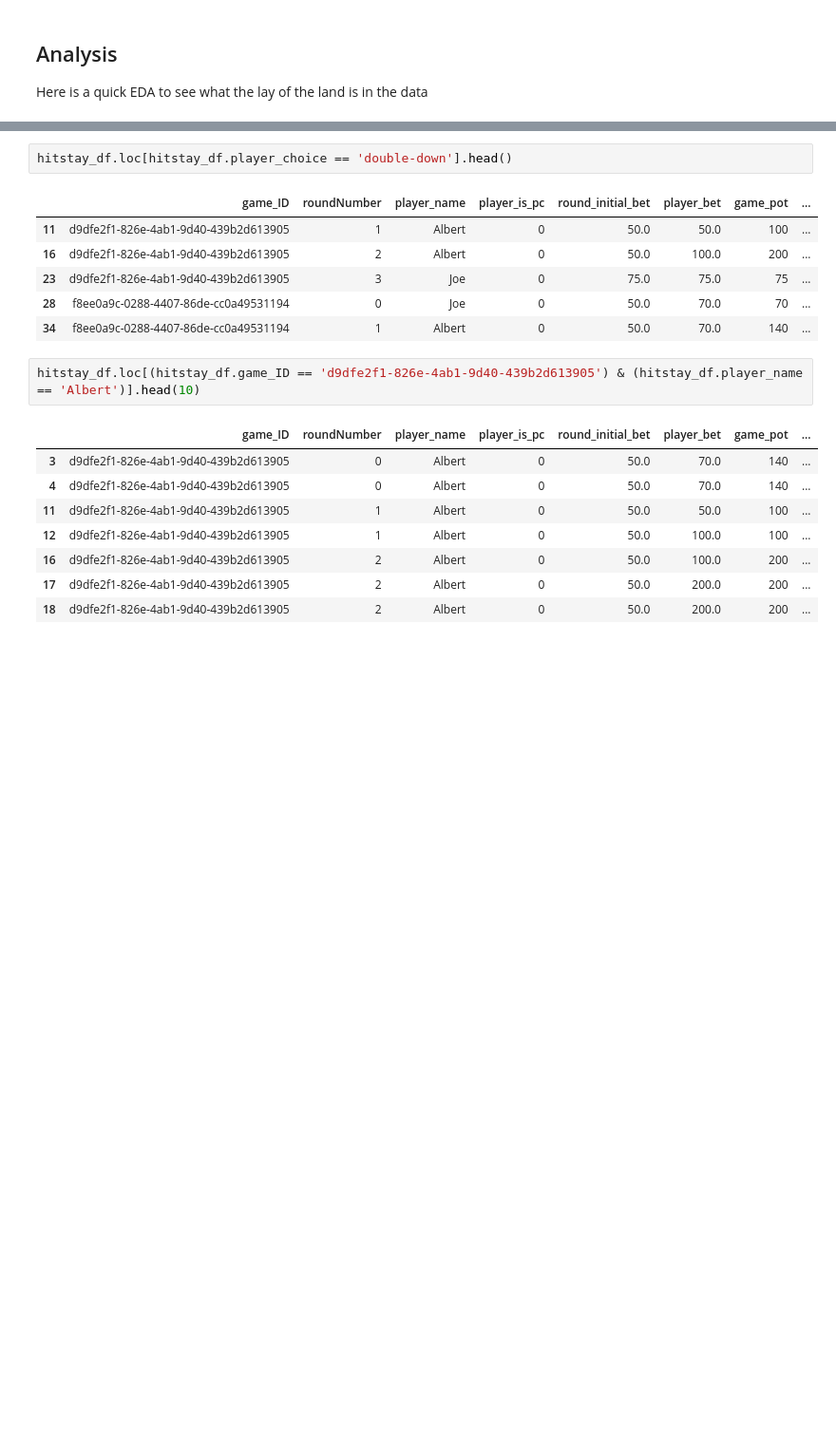
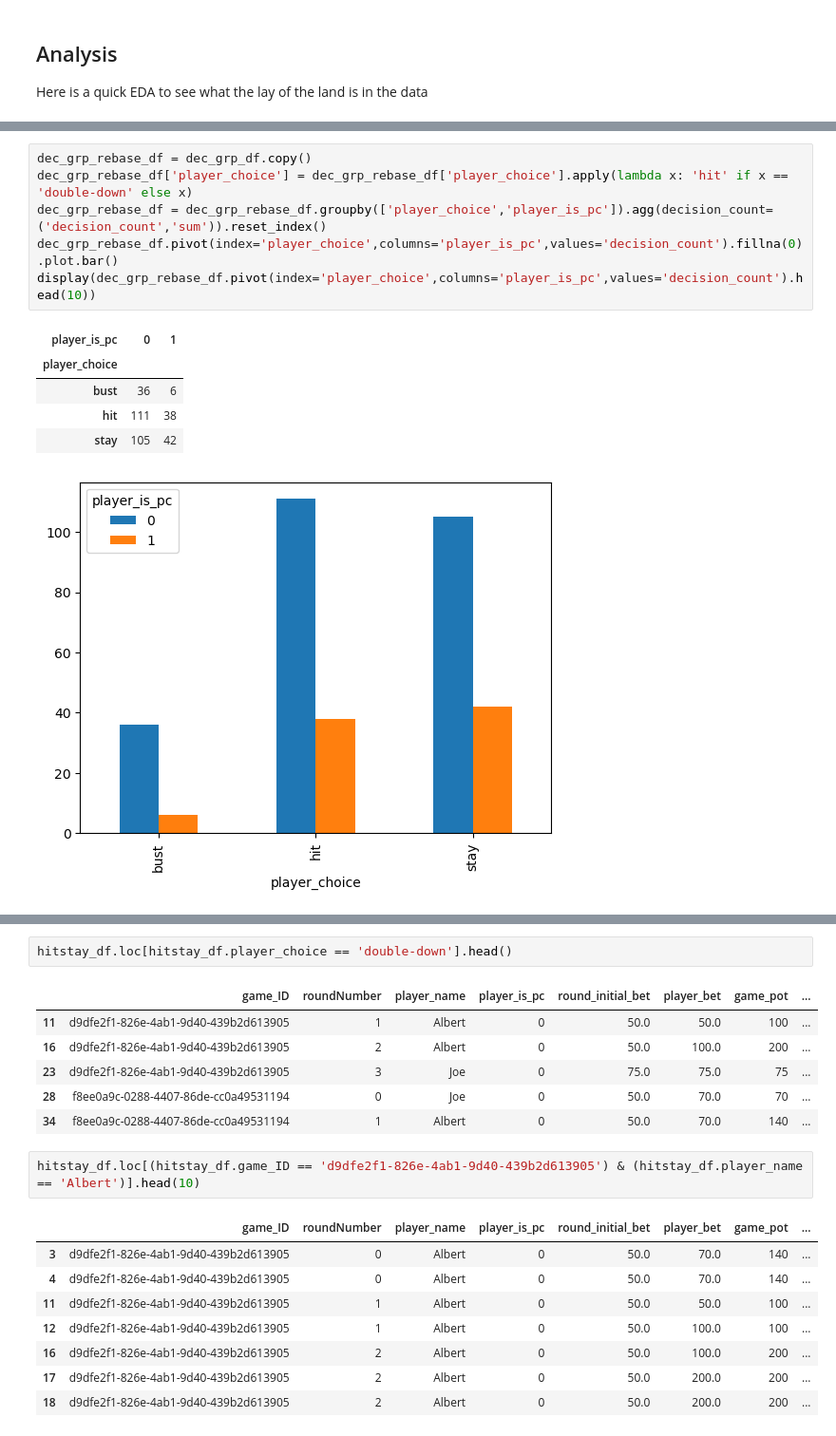
Before and after one commit to jcstrydom/black-jack, a Jupyter notebook: notebooks/classification_modeling.ipynb, the cells around one changed output, grey strips where cells are left out. Shown: that part at 95% size. Saved outputs shown, nothing was run; the diff lists cells and outputs as text; blank space fills up the shorter version.

```diff
--- a/notebooks/classification_modeling.ipynb
+++ b/notebooks/classification_modeling.ipynb
@@ -88,0 +89,13 @@ dec_grp_df.pivot(index='player_choice',columns='player_is_pc',values='decision_c
+# %%
+dec_grp_rebase_df = dec_grp_df.copy()
+dec_grp_rebase_df['player_choice'] = dec_grp_rebase_df['player_choice'].apply(lambda x: 'hit' if x == 'double-down' else x)
+dec_grp_rebase_df = dec_grp_rebase_df.groupby(['player_choice','player_is_pc']).agg(decision_count=('decision_count','sum')).reset_index()
+dec_grp_rebase_df.pivot(index='player_choice',columns='player_is_pc',values='decision_count').fillna(0).plot.bar()
+display(dec_grp_rebase_df.pivot(index='player_choice',columns='player_is_pc',values='decision_count').head(10))
+# %% [output]
+| player_is_pc | 0 | 1 |
+| player_choice |  |  |
+| bust | 36 | 6 |
+| hit | 111 | 38 |
+| stay | 105 | 42 |
+[figure, added]
```
Also changed, not shown: parts of 12 cells of this notebook.
